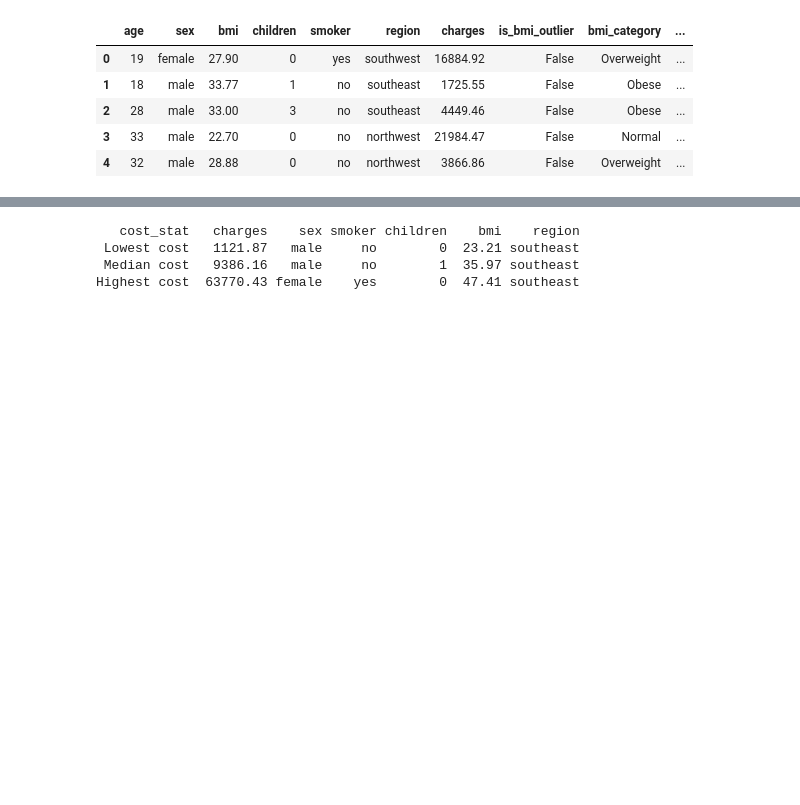
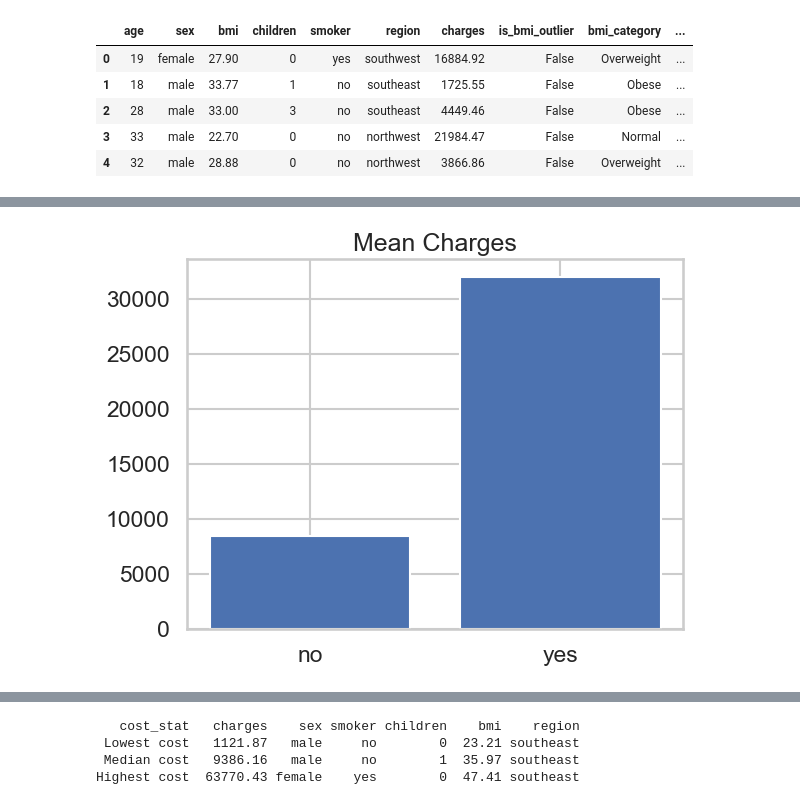
Before and after one commit to Ninestein666/Healthcare-Insurance-Cost-Analysis-Assessment, a Jupyter notebook: jupyter_notebooks/Data_Visualisation.ipynb, the cells around one changed output, grey strips where cells are left out. Saved outputs shown, nothing was run; the diff lists cells and outputs as text; code cells hidden in the pictures; blank space fills up the shorter version.

```diff
--- a/jupyter_notebooks/Data_Visualisation.ipynb
+++ b/jupyter_notebooks/Data_Visualisation.ipynb
@@ -281,3 +301,10 @@ plt.show()
+# %%
+avg = df.groupby('smoker')['charges'].mean()
+plt.bar(avg.index, avg.values)
+plt.title('Mean Charges')
+plt.show()
+# %% [output]
+[figure, added]
 # %%
 #For these charts i used AI to help represent the data visually
 #As a result, we can see clear patterns and relationships between the variables.
```
Also changed, not shown: parts of 20 cells of this notebook, 1 other file.
